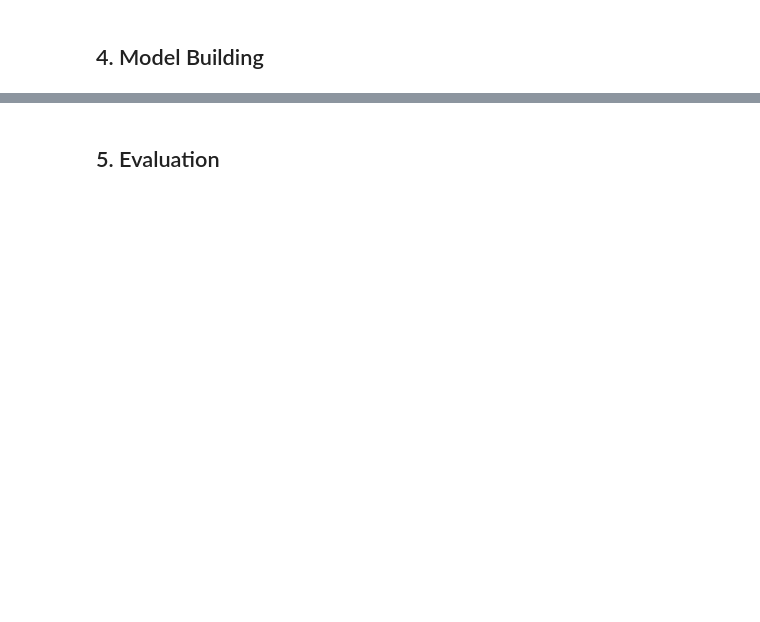
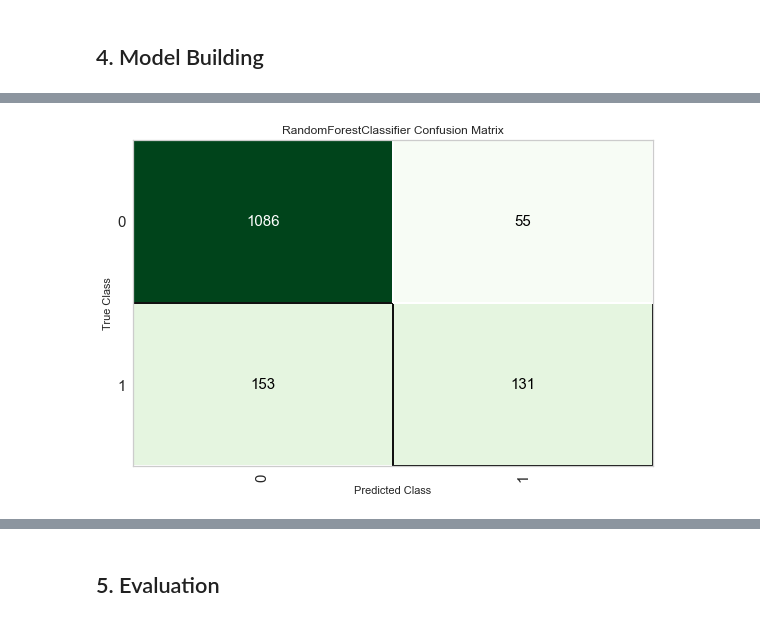
Before and after one commit to YingHei/How-many-Customers-Stay-Classification, a Jupyter notebook: main.ipynb, the cells around one changed output, grey strips where cells are left out. Drawn from its saved outputs; the diff is of its cells as text; code cells hidden in the pictures; blank space fills up the shorter version.

```diff
--- a/main.ipynb
+++ b/main.ipynb
@@ -270,0 +242,3 @@ select_test_x = test_x[:, gbdt.feature_importances_>0.01]
+# %%
+rf = create_model('rf', fold=5)
+print(rf)
@@ -270,0 +262,14 @@ select_test_x = test_x[:, gbdt.feature_importances_>0.01]
+# %%
+# parameters for Random Forest Classifier
+
+rf_params = { 'n_estimators' : [2, 4, 8, 16, 32, 64, 128, 200, 256, 500],
+              'max_depth': [2, 3, 5, 8, 10, 15, 25],
+              'min_samples_split': [2, 4, 6, 8, 10, 20, 40, 60],
+              'min_samples_leaf': [1, 3, 5, 7, 9],
+              'max_features': ['auto', 'sqrt', 'log2'],
+              'bootstrap': [True, False],
+             }
+# %%
+# Tune the baseline rf model
+tuned_rf = tune_model(rf, fold=5, custom_grid = rf_params,  optimize = 'F1')#, search_algorithm = 'grid')
+tuned_rf
@@ -270,0 +293,4 @@ select_test_x = test_x[:, gbdt.feature_importances_>0.01]
+# %%
+plot_model(tuned_rf, plot='confusion_matrix')
+# %% [output]
+[figure, added]
```
Also changed, not shown: parts of 76 cells of this notebook, 10 other files.
